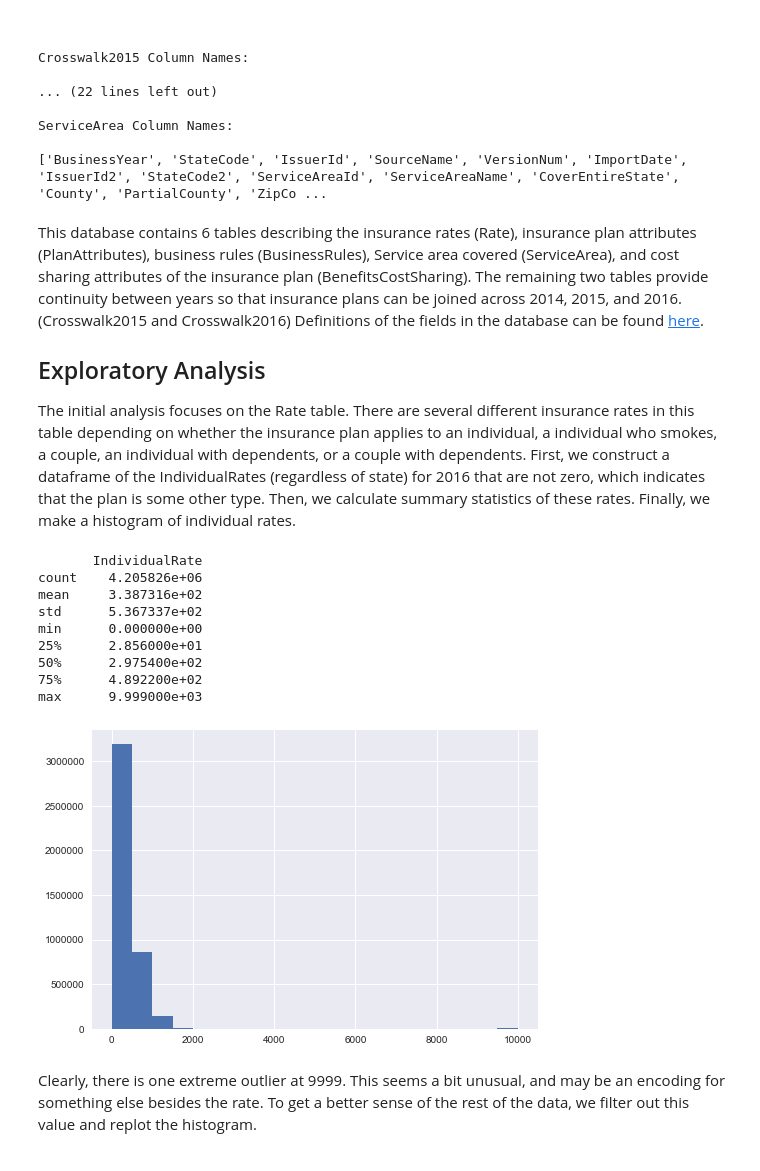
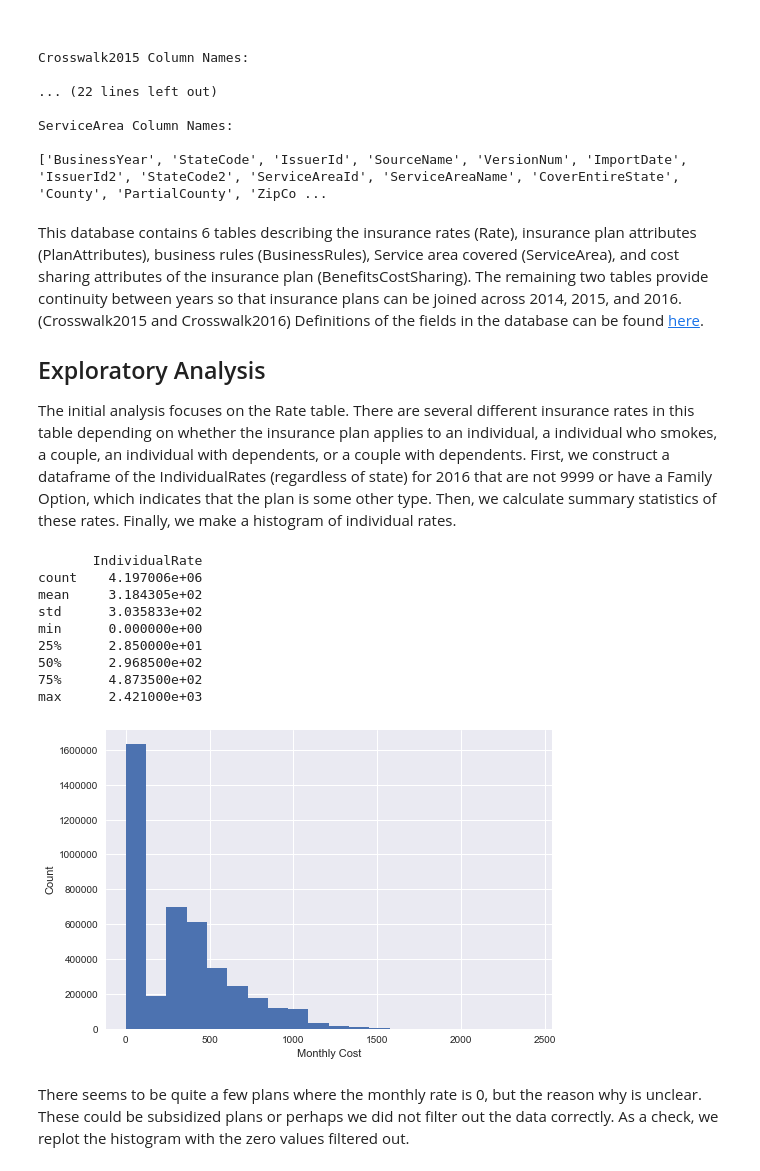
Before and after one commit to aawiegel/HHS-Market-Analysis, a Jupyter notebook: ExploratoryAnalysis.ipynb, the cells around one changed output. Saved outputs shown, nothing was run; the diff lists cells and outputs as text; code cells hidden in the pictures.

```diff
--- a/ExploratoryAnalysis.ipynb
+++ b/ExploratoryAnalysis.ipynb
@@ -52,38 +73,42 @@ This database contains 6 tables describing the insurance rates (Rate), insurance
 
 ## Exploratory Analysis
 
-The initial analysis focuses on the Rate table. There are several different insurance rates in this table depending on whether the insurance plan applies to an individual, a individual who smokes, a couple, an individual with dependents, or a couple with dependents. First, we construct a dataframe of the IndividualRates (regardless of state) for 2016 that are not zero, which indicates that the plan is some other type. Then, we calculate summary statistics of these rates. Finally, we make a histogram of individual rates.
+The initial analysis focuses on the Rate table. There are several different insurance rates in this table depending on whether the insurance plan applies to an individual, a individual who smokes, a couple, an individual with dependents, or a couple with dependents. First, we construct a dataframe of the IndividualRates (regardless of state) for 2016 that are not 9999 or have a Family Option, which indicates that the plan is some other type. Then, we calculate summary statistics of these rates. Finally, we make a histogram of individual rates.
 # %%
 
 # Generate SQL statement
 
 conn = engine.connect()
 
 # Equivalent to SELECT IndividualRate FROM Rate
 stmt = sqla.select([tables["Rate"].columns.IndividualRate])
 
 # Adds where clause:
-# SELECT IndividualRate FROM Rate WHERE BusinessYear = 2016 and Age != 'Family Option'
+# SELECT IndividualRate FROM Rate
+# WHERE BusinessYear = 2016 and Age != 'Family Option' and IndividualRate < 9000
 stmt = stmt.where(sqla.and_(tables["Rate"].columns.BusinessYear == 2016,
-                            tables["Rate"].columns.Age != "Family Option"))
+                            tables["Rate"].columns.Age != "Family Option",
+                           tables["Rate"].columns.IndividualRate < 9000))
 !
 rates = pd.read_sql(stmt, conn)
 
 print(rates.describe())
 
 plt.hist(rates['IndividualRate'], bins = 20)
+plt.xlabel("Monthly Cost")
+plt.ylabel("Count")
 plt.show()
 # %% [output]
        IndividualRate
-count    4.205826e+06
-mean     3.387316e+02
-std      5.367337e+02
+count    4.197006e+06
+mean     3.184305e+02
+std      3.035833e+02
 min      0.000000e+00
-25%      2.856000e+01
-50%      2.975400e+02
-75%      4.892200e+02
-max      9.999000e+03
+25%      2.850000e+01
+50%      2.968500e+02
+75%      4.873500e+02
+max      2.421000e+03
-[figure, old version]
+[figure, new version]
-# %% [markdown]
-Clearly, there is one extreme outlier at 9999. This seems a bit unusual, and may be an encoding for something else besides the rate. To get a better sense of the rest of the data, we filter out this value and replot the histogram.
+# %% [markdown]
+There seems to be quite a few plans where the monthly rate is 0, but the reason why is unclear. These could be subsidized plans or perhaps we did not filter out the data correctly. As a check, we replot the histogram with the zero values filtered out.
 # %%
```
Also changed, not shown: parts of 3 cells of this notebook.
